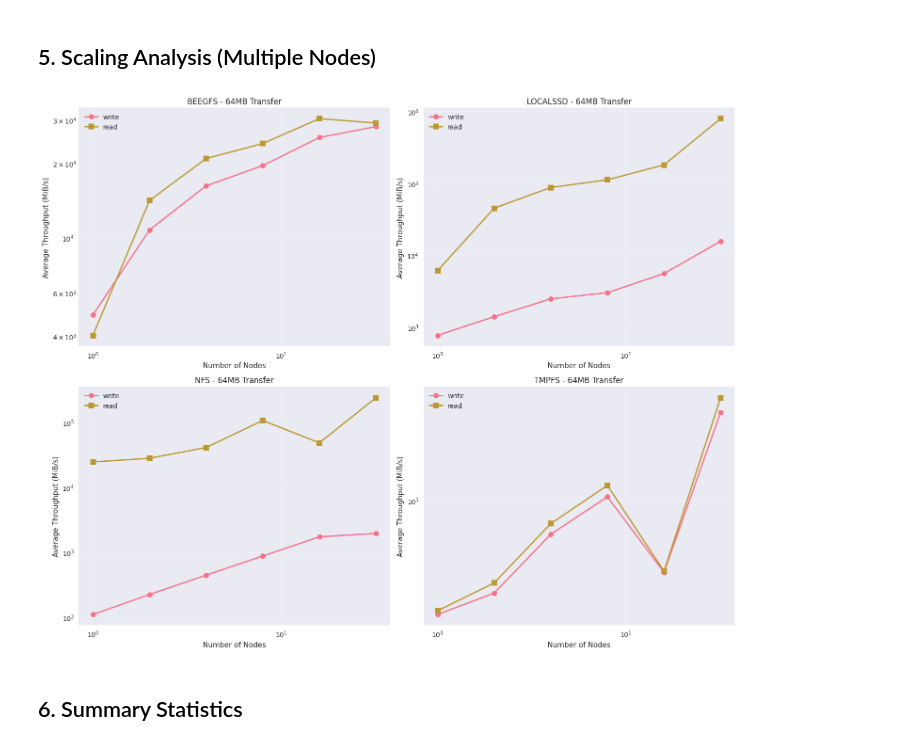
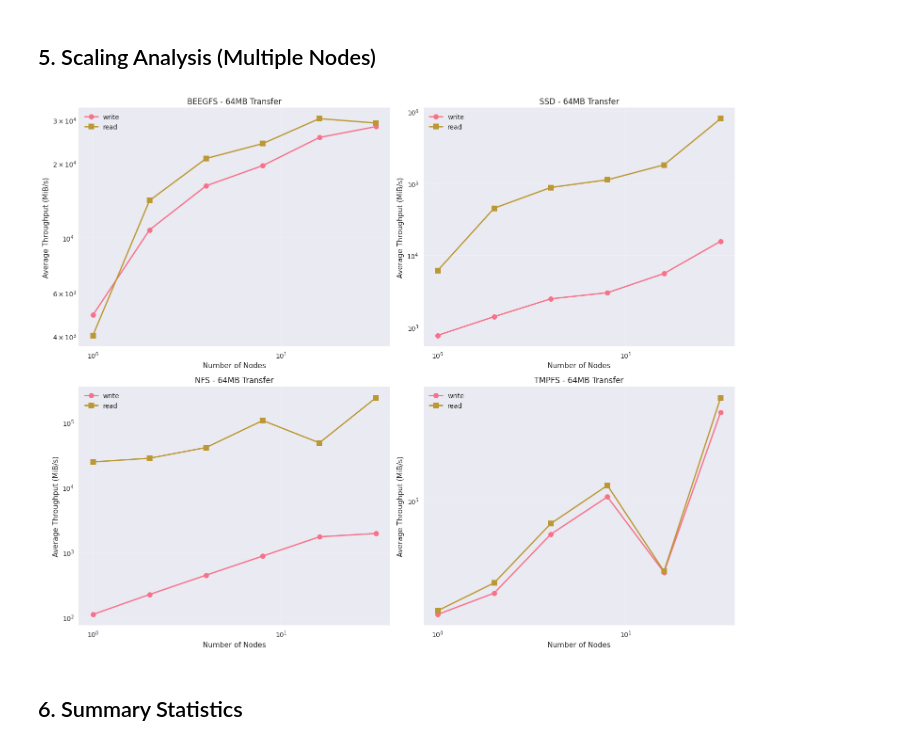
Before and after one commit to mrashidatud/spm, a Jupyter notebook: perf_profiles/ior_analysis_new.ipynb, the cells around one changed output. Cells and saved outputs as stored; diff of their text form; code cells hidden in the pictures.

```diff
--- a/perf_profiles/ior_analysis_new.ipynb
+++ b/perf_profiles/ior_analysis_new.ipynb
@@ -185,7 +185,7 @@ plt.show()
 ## 4. Transfer Size Analysis
 # %%
 # Analyze transfer size impact for different storage types
-storage_types = ['beegfs', 'localssd', 'nfs', 'tmpfs']
+storage_types = ['beegfs', 'ssd', 'nfs', 'tmpfs']
 num_nodes = 1
 
 fig, axes = plt.subplots(2, 2, figsize=(15, 12))
@@ -251,41 +251,41 @@ transfer_size_bytes = transfer_size_mb * 1024 * 1024
 fig, axes = plt.subplots(2, 2, figsize=(15, 12))
 axes = axes.flatten()
 
-for i, storage_type in enumerate(['beegfs', 'localssd', 'nfs', 'tmpfs']):
+for i, storage_type in enumerate(['beegfs', 'ssd', 'nfs', 'tmpfs']):
     if i < len(axes):
         ax = axes[i]
 
         # Filter data for this storage type and transfer size
         filtered_df = filter_data_by_conditions(
             df, storage_type=storage_type, transfer_size=transfer_size_bytes
         )
 
         if not filtered_df.empty:
             for operation in ['write', 'read']:
                 op_data = filtered_df[filtered_df['operation'] == operation]
                 if not op_data.empty:
                     # Group by number of nodes and calculate mean throughput
                     scaling_data = op_data.groupby('numNodes')['trMiB'].mean().reset_index()
                     ax.plot(scaling_data['numNodes'], scaling_data['trMiB'],
                             marker='o' if operation == 'write' else 's',
                             label=f'{operation}', linewidth=2, markersize=8)
 
             ax.set_xlabel('Number of Nodes')
             ax.set_ylabel('Average Throughput (MiB/s)')
             ax.set_title(f'{storage_type.upper()} - {transfer_size_mb}MB Transfer')
             ax.legend()
             ax.grid(True, alpha=0.3)
             ax.set_xscale('log')
             ax.set_yscale('log')
         else:
             ax.text(0.5, 0.5, f'No data for {storage_type}',
                     ha='center', va='center', transform=ax.transAxes)
 
 plt.tight_layout()
 plt.savefig(os.path.join(plot_dir, 'scaling_analysis_all_storage.png'), dpi=300, bbox_inches='tight')
 plt.show()
 # %% [output]
-[figure, old version]
+[figure, new version]
 # %% [markdown]
 ## 6. Summary Statistics
 # %%
```
Also changed, not shown: parts of 6 cells of this notebook, 11 other files.
